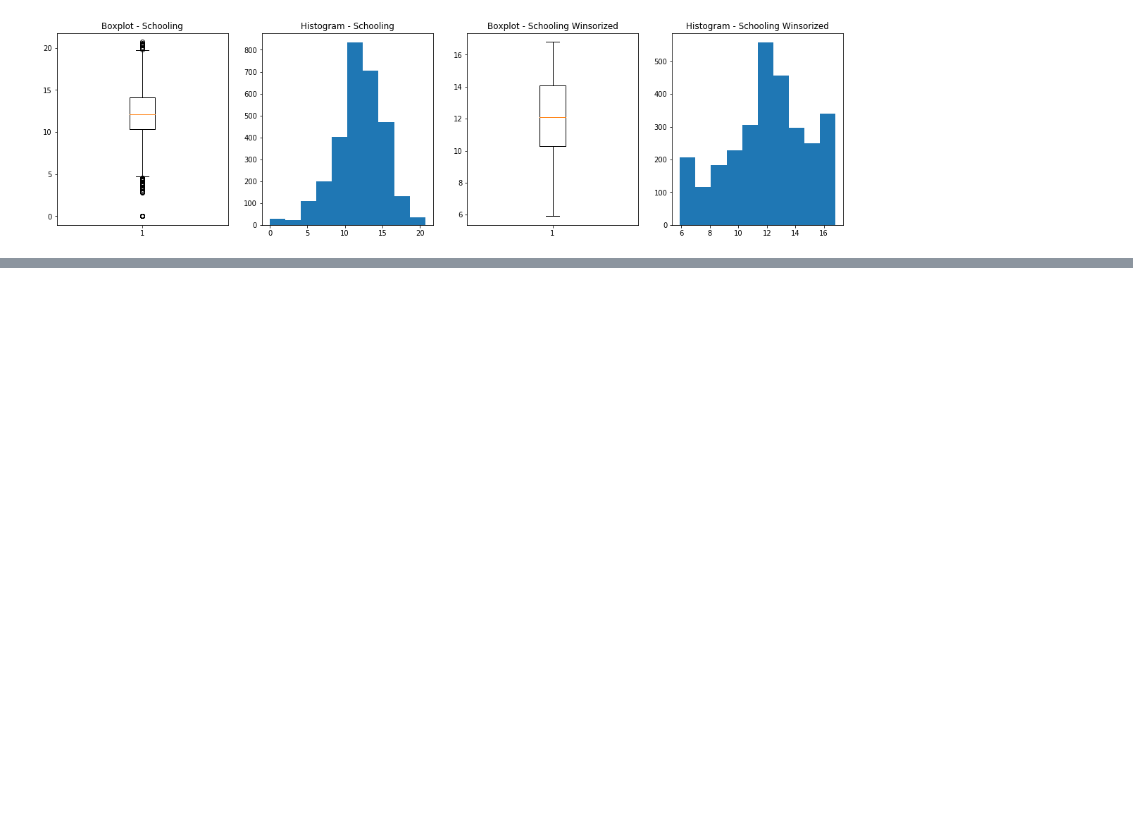
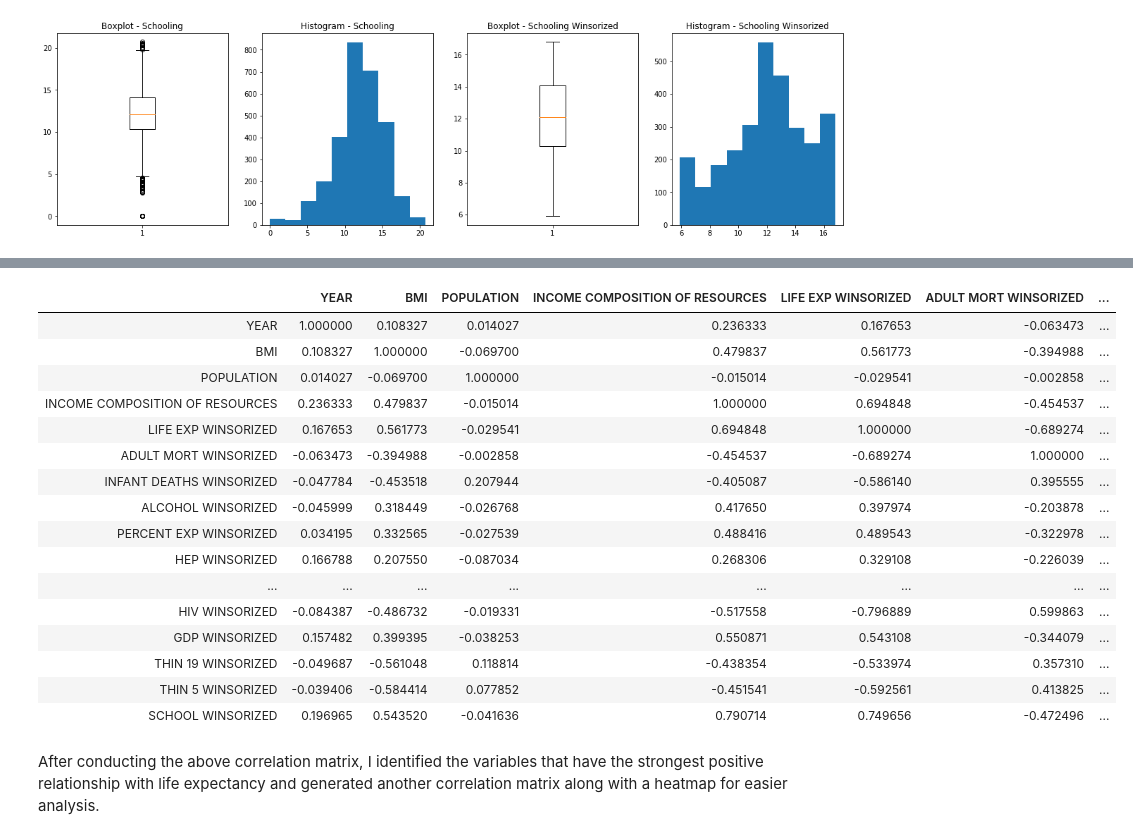
Before and after one commit to BenGriffith/data-science, a Jupyter notebook: exercises/model-preparation-challenge.ipynb, the cells around one changed output, grey strips where cells are left out. Saved outputs shown, nothing was run; the diff lists cells and outputs as text; code cells hidden in the pictures; blank space fills up the shorter version.

```diff
--- a/exercises/model-preparation-challenge.ipynb
+++ b/exercises/model-preparation-challenge.ipynb
@@ -611,0 +642,23 @@ plt.show()
+# %%
+# Correlation matrix
+life_winsorized.corr()
+# %% [output]
+|  | YEAR | BMI | POPULATION | INCOME COMPOSITION OF RESOURCES | LIFE EXP WINSORIZED | ADULT MORT WINSORIZED | ... |
+| YEAR | 1.000000 | 0.108327 | 0.014027 | 0.236333 | 0.167653 | -0.063473 | ... |
+| BMI | 0.108327 | 1.000000 | -0.069700 | 0.479837 | 0.561773 | -0.394988 | ... |
+| POPULATION | 0.014027 | -0.069700 | 1.000000 | -0.015014 | -0.029541 | -0.002858 | ... |
+| INCOME COMPOSITION OF RESOURCES | 0.236333 | 0.479837 | -0.015014 | 1.000000 | 0.694848 | -0.454537 | ... |
+| LIFE EXP WINSORIZED | 0.167653 | 0.561773 | -0.029541 | 0.694848 | 1.000000 | -0.689274 | ... |
+| ADULT MORT WINSORIZED | -0.063473 | -0.394988 | -0.002858 | -0.454537 | -0.689274 | 1.000000 | ... |
+| INFANT DEATHS WINSORIZED | -0.047784 | -0.453518 | 0.207944 | -0.405087 | -0.586140 | 0.395555 | ... |
+| ALCOHOL WINSORIZED | -0.045999 | 0.318449 | -0.026768 | 0.417650 | 0.397974 | -0.203878 | ... |
+| PERCENT EXP WINSORIZED | 0.034195 | 0.332565 | -0.027539 | 0.488416 | 0.489543 | -0.322978 | ... |
+| HEP WINSORIZED | 0.166788 | 0.207550 | -0.087034 | 0.268306 | 0.329108 | -0.226039 | ... |
+| ... | ... | ... | ... | ... | ... | ... | ... |
+| HIV WINSORIZED | -0.084387 | -0.486732 | -0.019331 | -0.517558 | -0.796889 | 0.599863 | ... |
+| GDP WINSORIZED | 0.157482 | 0.399395 | -0.038253 | 0.550871 | 0.543108 | -0.344079 | ... |
+| THIN 19 WINSORIZED | -0.049687 | -0.561048 | 0.118814 | -0.438354 | -0.533974 | 0.357310 | ... |
+| THIN 5 WINSORIZED | -0.039406 | -0.584414 | 0.077852 | -0.451541 | -0.592561 | 0.413825 | ... |
+| SCHOOL WINSORIZED | 0.196965 | 0.543520 | -0.041636 | 0.790714 | 0.749656 | -0.472496 | ... |
+# %% [markdown]
+After conducting the above correlation matrix, I identified the variables that have the strongest positive relationship with life expectancy and generated another correlation matrix along with a heatmap for easier analysis.
```
Also changed, not shown: parts of 25 cells of this notebook.
